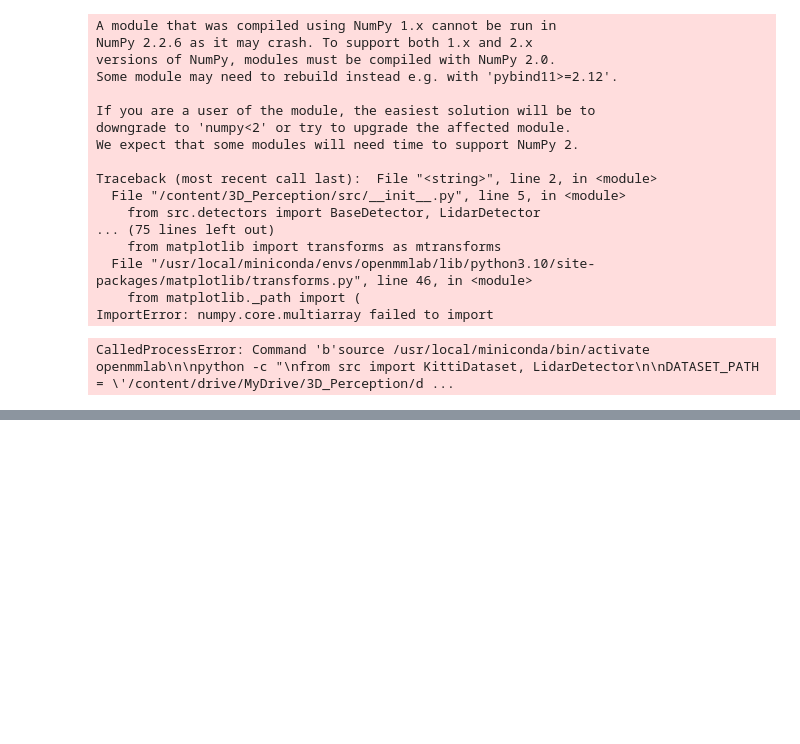
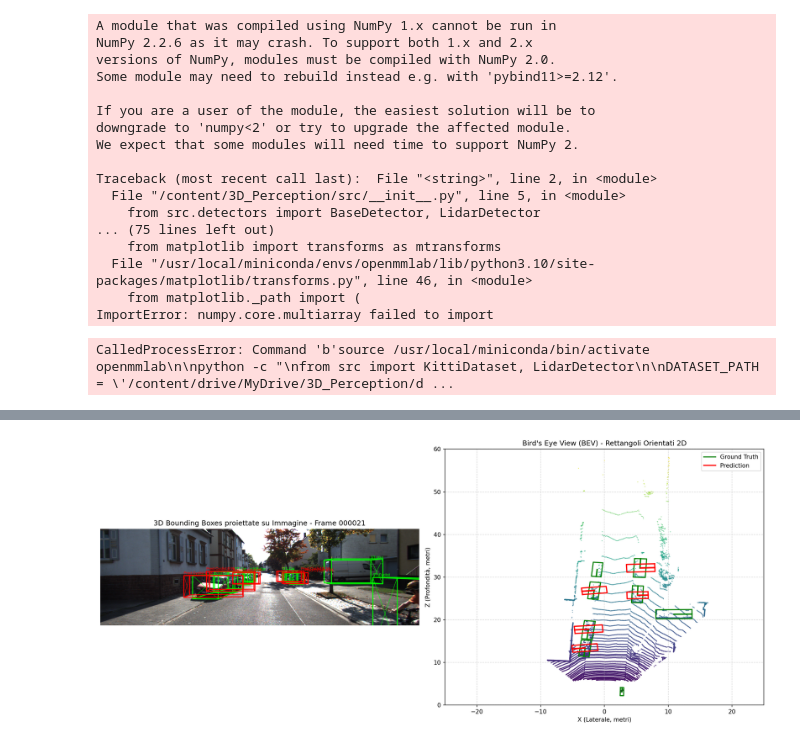
Before and after one commit to giacomosalvatori03/3D_Perception, a Jupyter notebook: notebooks/prova2.ipynb, the cells around one changed output, grey strips where cells are left out. Drawn from its saved outputs; the diff is of its cells as text; code cells hidden in the pictures; blank space fills up the shorter version.

```diff
--- a/notebooks/prova2.ipynb
+++ b/notebooks/prova2.ipynb
@@ -168,0 +218,5 @@ CalledProcessError: Command 'b'source /usr/local/miniconda/bin/activate openmmla
+# %%
+from IPython.display import Image
+Image('prediction_result.png')
+# %% [output]
+[figure, added]
```
Also changed, not shown: parts of 5 cells of this notebook, 1 other file.
